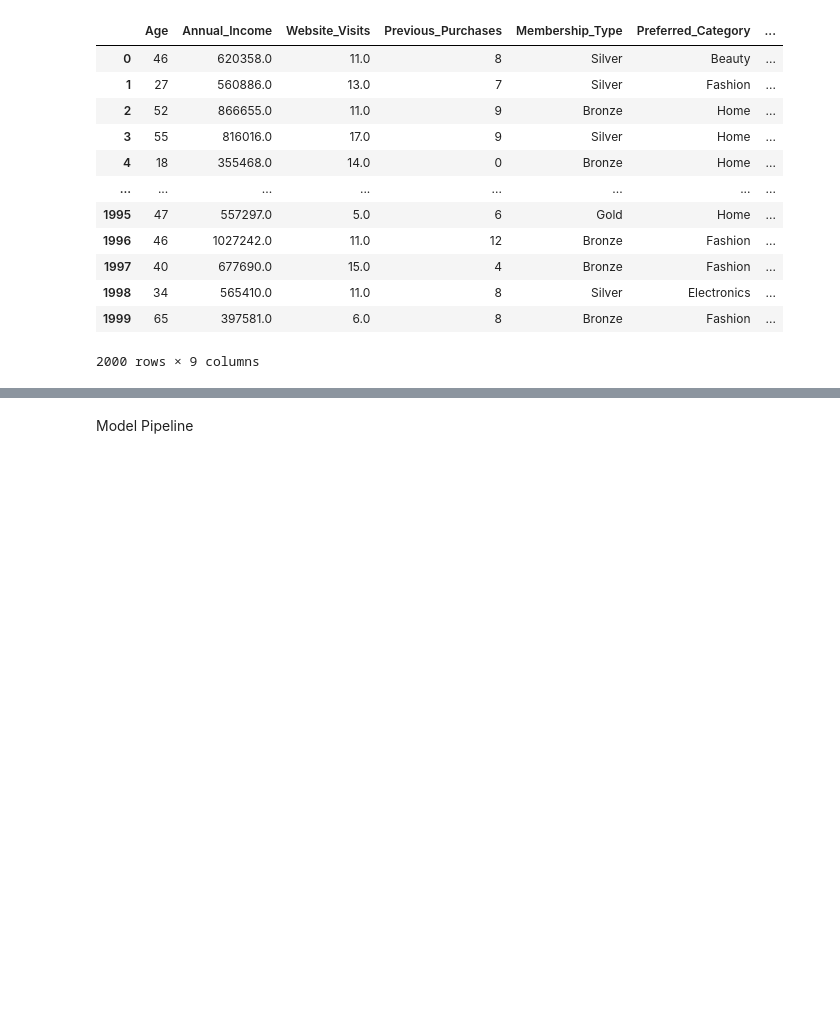
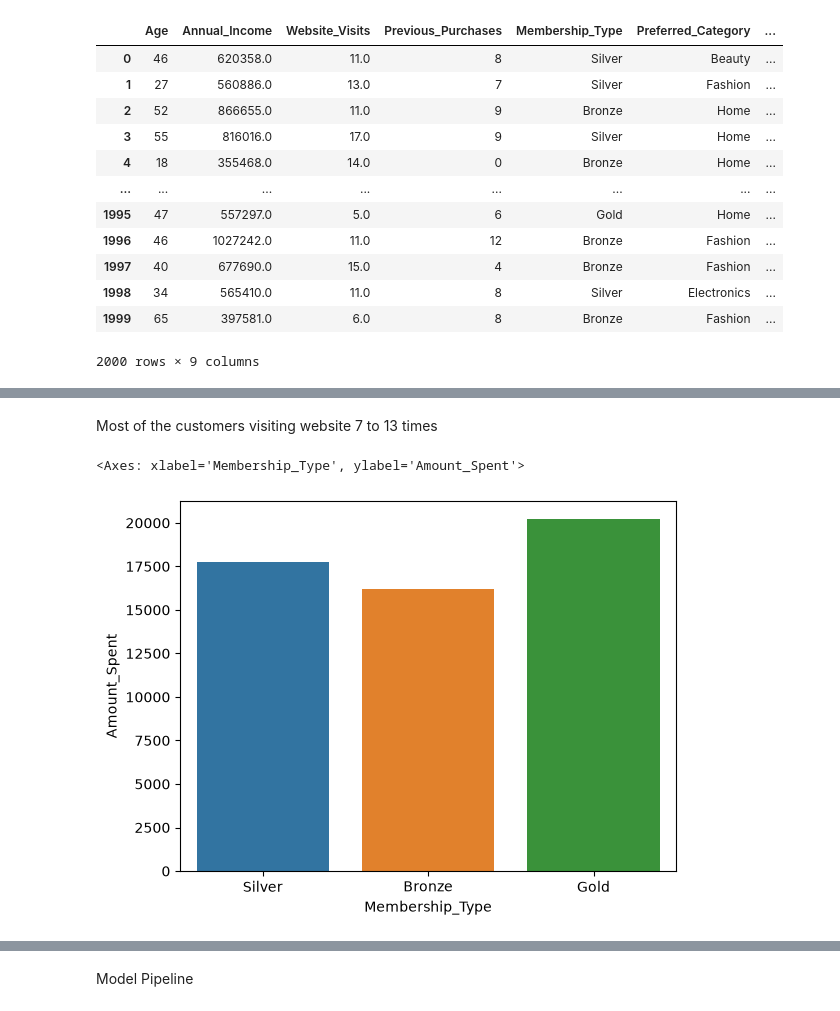
Before and after one commit to ohamprajapati187206-sketch/Customer-Spending-Prediction, a Jupyter notebook: notebooks/EDA.ipynb, the cells around one changed output, grey strips where cells are left out. Drawn from its saved outputs; the diff is of its cells as text; code cells hidden in the pictures; blank space fills up the shorter version.

```diff
--- a/notebooks/EDA.ipynb
+++ b/notebooks/EDA.ipynb
@@ -110,0 +185,9 @@ for col in df.columns:
+# %% [markdown]
+Most of the customers visiting website  7 to 13 times
+# %%
+sns.barplot(x="Membership_Type",y="Amount_Spent",
+            data=df,hue="Membership_Type",
+            errorbar=None)
+# %% [output]
+<Axes: xlabel='Membership_Type', ylabel='Amount_Spent'>
+[figure, added]
```
Also changed, not shown: parts of 20 cells of this notebook, 1 other file.
